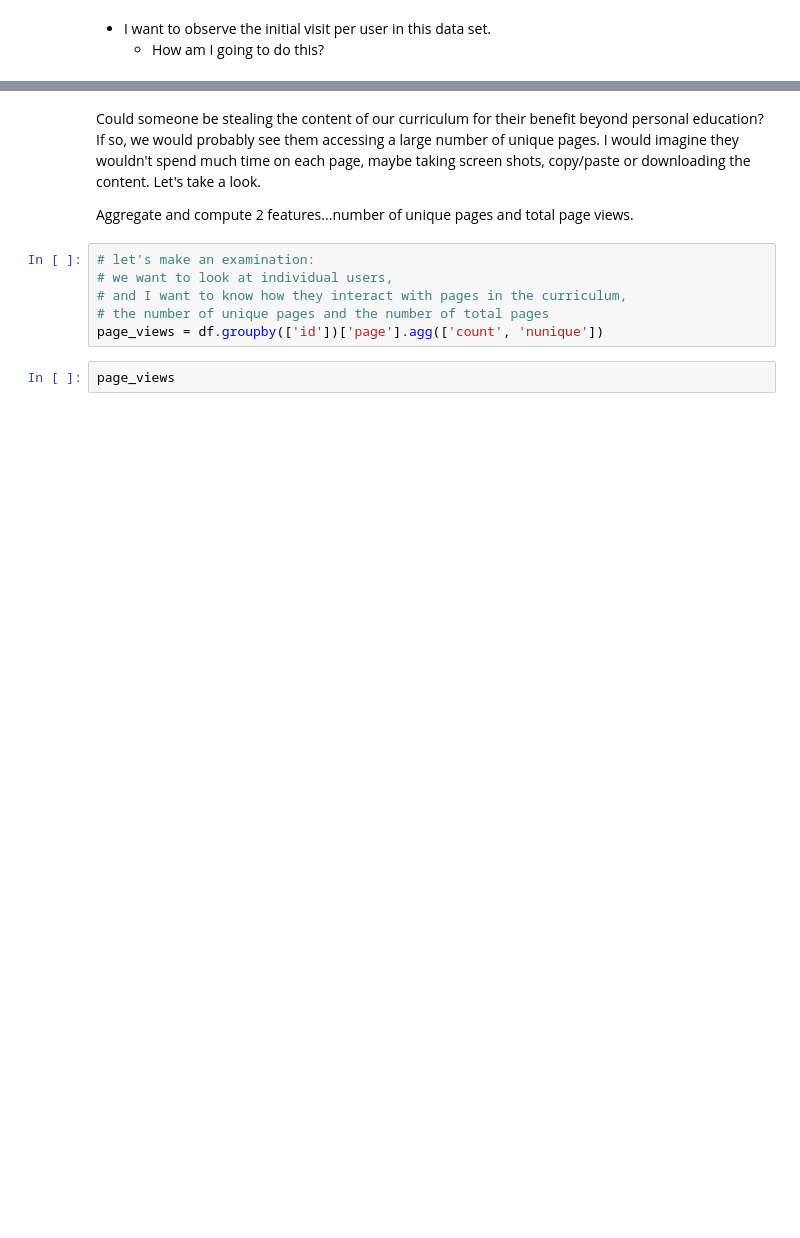
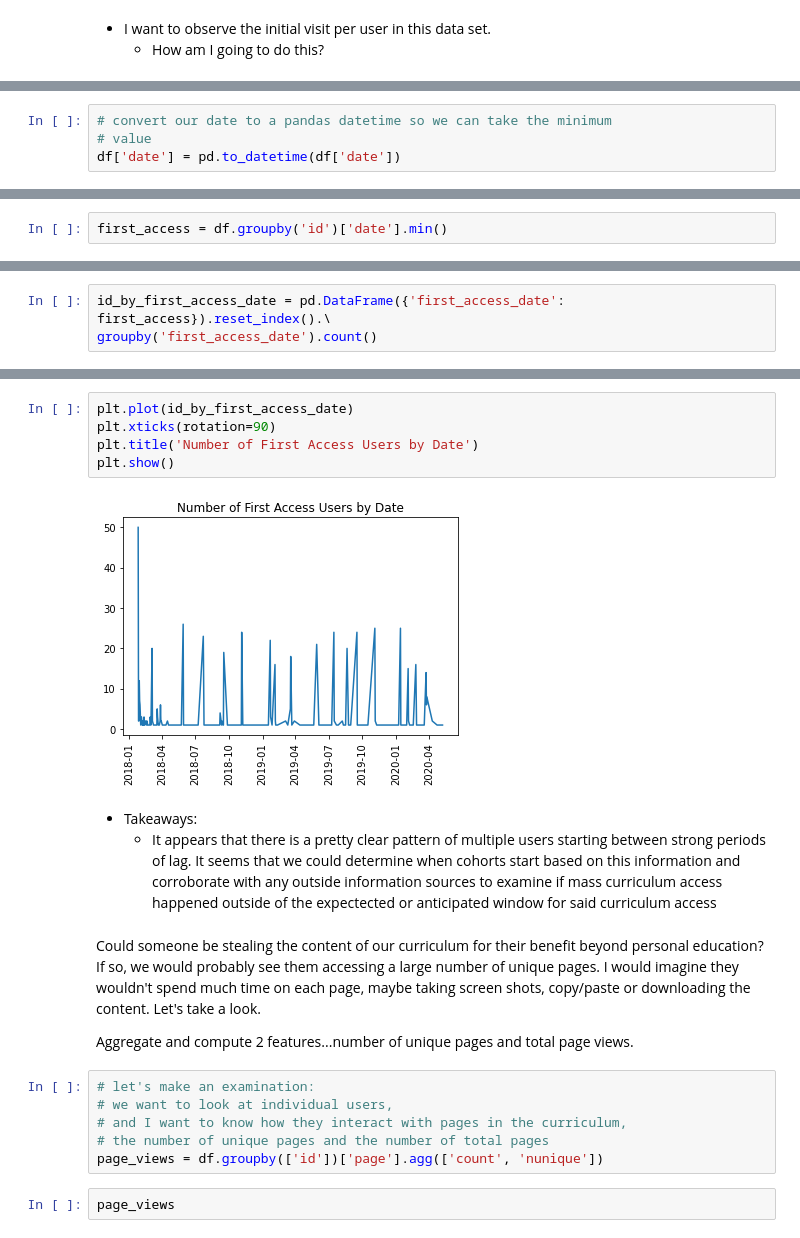
Before and after one commit to CodeupClassroom/leavitt-anomaly-detection-exercises, a Jupyter notebook: AD_DBSCAN.ipynb, the cells around one changed output, grey strips where cells are left out. Drawn from its saved outputs; the diff is of its cells as text; blank space fills up the shorter version.

```diff
--- a/AD_DBSCAN.ipynb
+++ b/AD_DBSCAN.ipynb
@@ -45,0 +100,4 @@ id_counts
+# %%
+# convert our date to a pandas datetime so we can take the minimum
+# value
+df['date'] = pd.to_datetime(df['date'])
@@ -45,0 +120,2 @@ id_counts
+# %%
+first_access = df.groupby('id')['date'].min()
@@ -52,0 +147,3 @@ id_by_first_access_date =
+# %%
+id_by_first_access_date = pd.DataFrame({'first_access_date': first_access}).reset_index().\
+groupby('first_access_date').count()
@@ -53,3 +161,13 @@ id_by_first_access_date =
+# %%
+plt.plot(id_by_first_access_date)
+plt.xticks(rotation=90)
+plt.title('Number of First Access Users by Date')
+plt.show()
+# %% [output]
+[figure, added]
+# %% [markdown]
+ - Takeaways:
+     - It appears that there is a pretty clear pattern of multiple users starting between strong periods of lag.  It seems that we could determine when cohorts start based on this information and corroborate with any outside information sources to examine if mass curriculum access happened outside of the expectected or anticipated window for said curriculum access
 # %% [markdown]
 Could someone be stealing the content of our curriculum for their benefit beyond personal education? If so, we would probably see them accessing a large number of unique pages. I would imagine they wouldn't spend much time on each page, maybe taking screen shots, copy/paste or downloading the content. Let's take a look.
 
```
Also changed, not shown: parts of 41 cells of this notebook.
